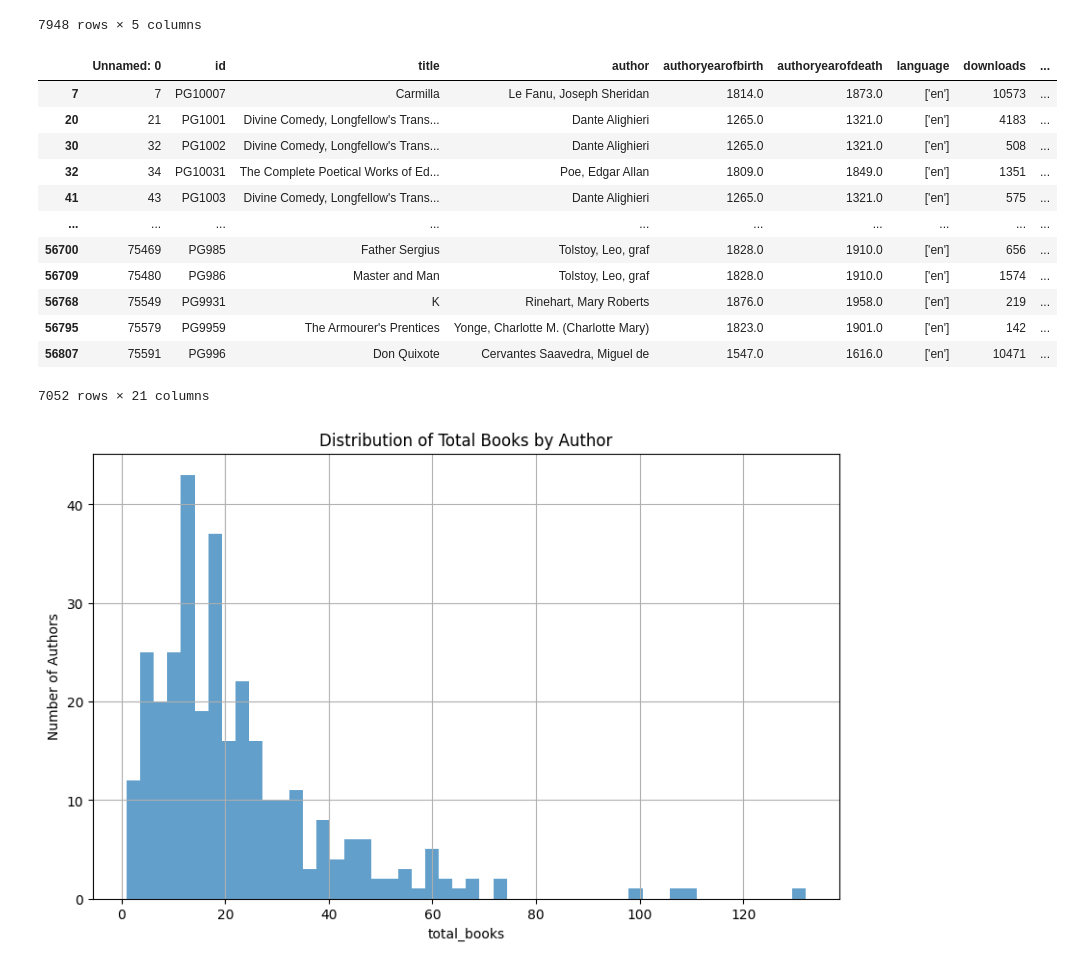
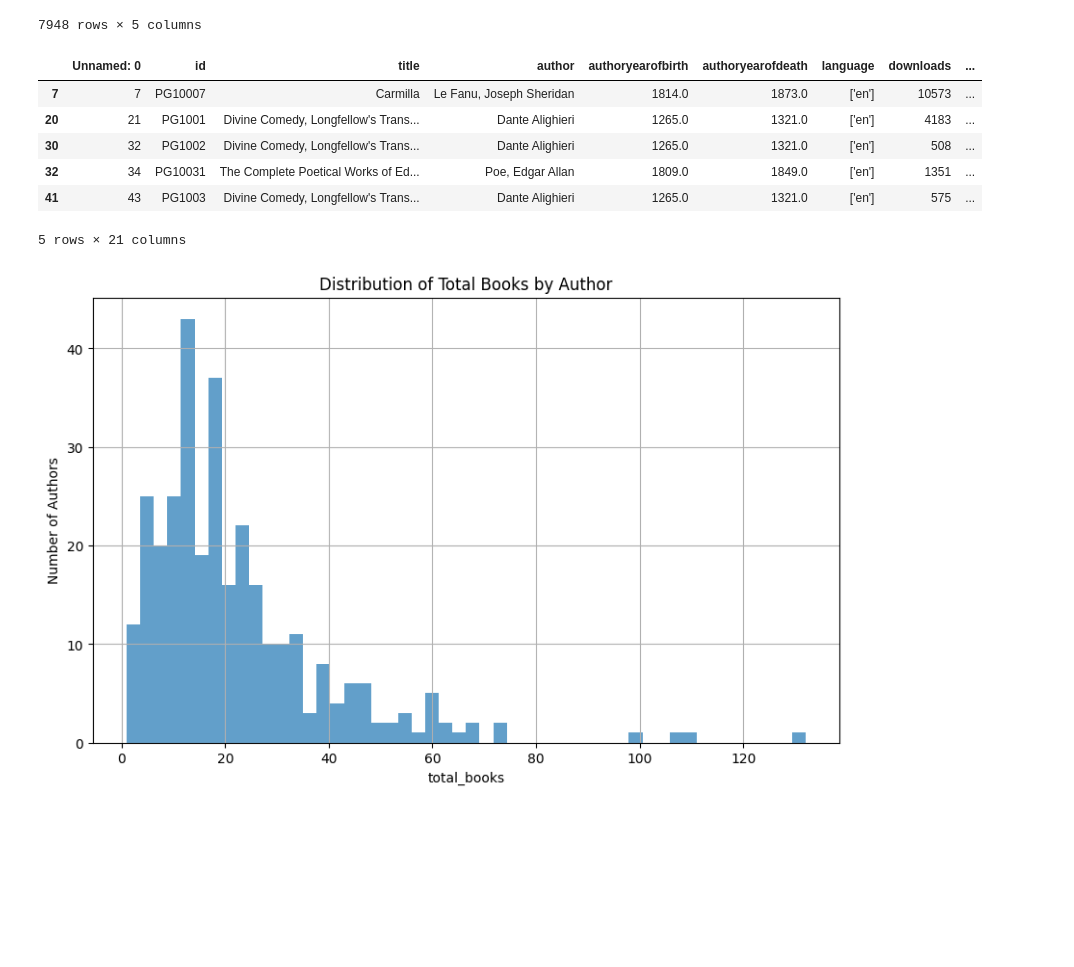
Before and after one commit to xHunterW/gutenberg_corpus_analysis, a Jupyter notebook: dataset_creator.ipynb, the cells around one changed output. Cells and saved outputs as stored; diff of their text form; code cells hidden in the pictures; blank space fills up the shorter version.

```diff
--- a/dataset_creator.ipynb
+++ b/dataset_creator.ipynb
@@ -563,21 +545,15 @@ author_stat_df
 7948 rows × 5 columns
 # %%
 df2, author_stat_df2 = drop_authors_with_fewer_than(df, author_stat_df, 1000000, 'total_words')
-df2
+df2.head()
 # %% [output]
 |  | Unnamed: 0 | id | title | author | authoryearofbirth | authoryearofdeath | language | downloads | ... |
 | 7 | 7 | PG10007 | Carmilla | Le Fanu, Joseph Sheridan | 1814.0 | 1873.0 | ['en'] | 10573 | ... |
 | 20 | 21 | PG1001 | Divine Comedy, Longfellow's Trans... | Dante Alighieri | 1265.0 | 1321.0 | ['en'] | 4183 | ... |
 | 30 | 32 | PG1002 | Divine Comedy, Longfellow's Trans... | Dante Alighieri | 1265.0 | 1321.0 | ['en'] | 508 | ... |
 | 32 | 34 | PG10031 | The Complete Poetical Works of Ed... | Poe, Edgar Allan | 1809.0 | 1849.0 | ['en'] | 1351 | ... |
 | 41 | 43 | PG1003 | Divine Comedy, Longfellow's Trans... | Dante Alighieri | 1265.0 | 1321.0 | ['en'] | 575 | ... |
-| ... | ... | ... | ... | ... | ... | ... | ... | ... | ... |
-| 56700 | 75469 | PG985 | Father Sergius | Tolstoy, Leo, graf | 1828.0 | 1910.0 | ['en'] | 656 | ... |
-| 56709 | 75480 | PG986 | Master and Man | Tolstoy, Leo, graf | 1828.0 | 1910.0 | ['en'] | 1574 | ... |
-| 56768 | 75549 | PG9931 | K | Rinehart, Mary Roberts | 1876.0 | 1958.0 | ['en'] | 219 | ... |
-| 56795 | 75579 | PG9959 | The Armourer's Prentices | Yonge, Charlotte M. (Charlotte Mary) | 1823.0 | 1901.0 | ['en'] | 142 | ... |
-| 56807 | 75591 | PG996 | Don Quixote | Cervantes Saavedra, Miguel de | 1547.0 | 1616.0 | ['en'] | 10471 | ... |
-7052 rows × 21 columns
+5 rows × 21 columns
 # %%
 plot_all_author_stat_distributions(author_stat_df2)
 # %% [output]
```
Also changed, not shown: parts of 1 cell of this notebook.
